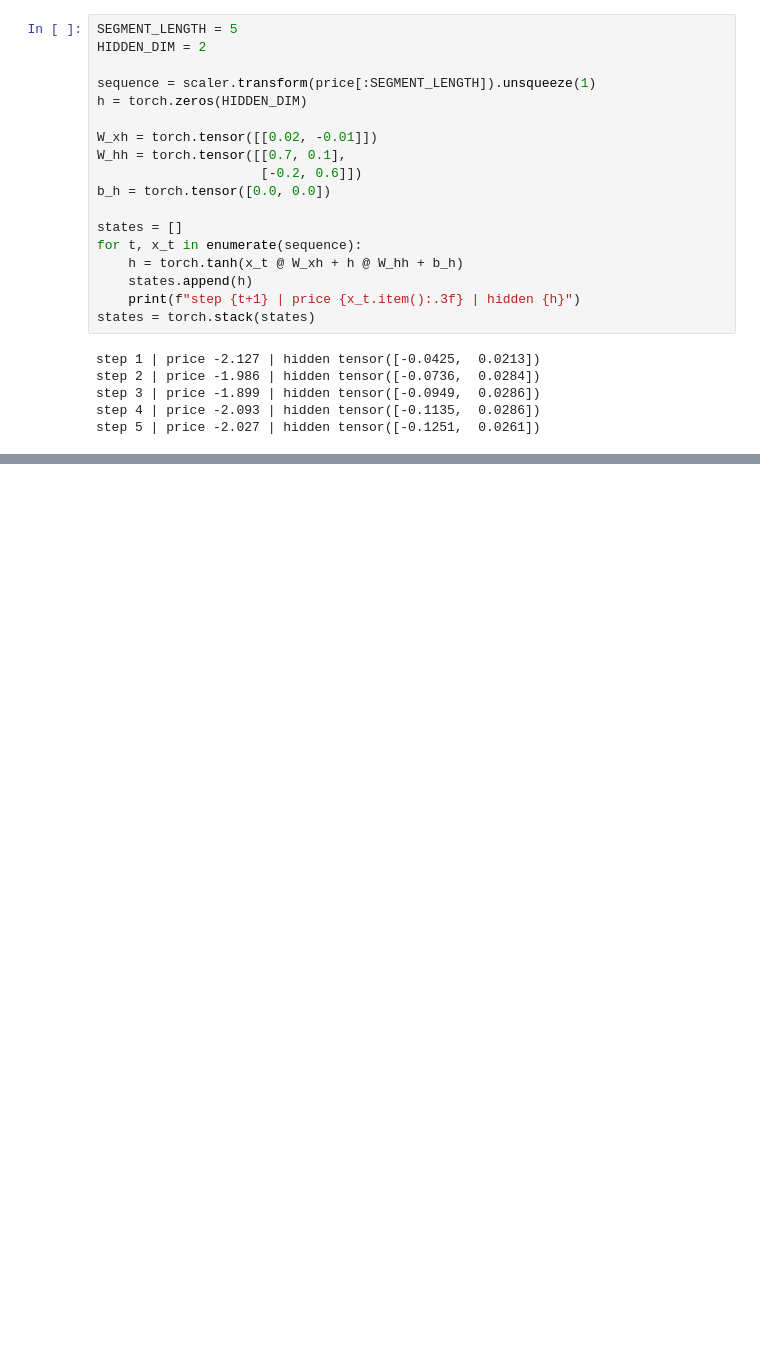
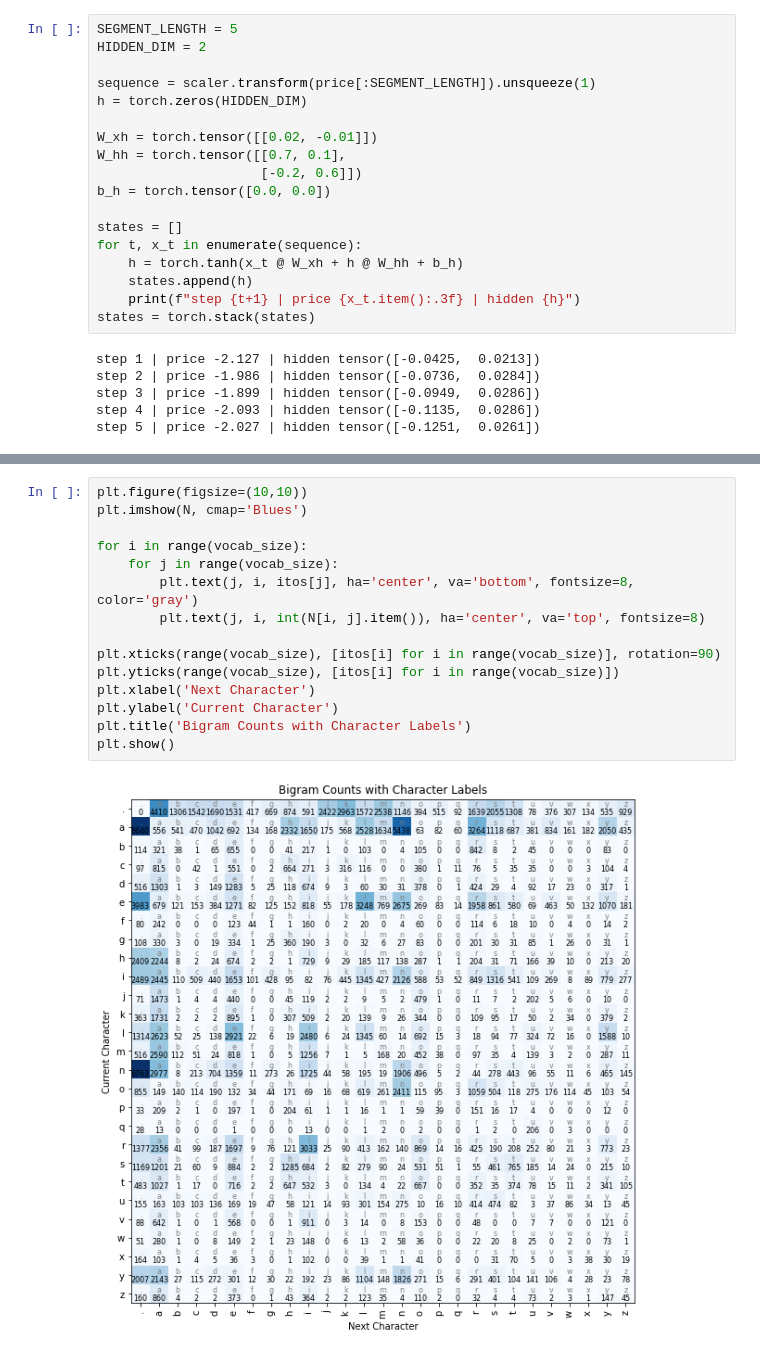
Before and after one commit to shahaliyev/csci4701, a Jupyter notebook: docs/notebooks/06_rnn.ipynb, the cells around one changed output, grey strips where cells are left out. Drawn from its saved outputs; the diff is of its cells as text; blank space fills up the shorter version.

```diff
--- a/docs/notebooks/06_rnn.ipynb
+++ b/docs/notebooks/06_rnn.ipynb
@@ -370,0 +394,17 @@ This is just counting. It is useful, but limited.
+# %%
+plt.figure(figsize=(10,10))
+plt.imshow(N, cmap='Blues')
+
+for i in range(vocab_size):
+    for j in range(vocab_size):
+        plt.text(j, i, itos[j], ha='center', va='bottom', fontsize=8, color='gray')
+        plt.text(j, i, int(N[i, j].item()), ha='center', va='top', fontsize=8)
+
+plt.xticks(range(vocab_size), [itos[i] for i in range(vocab_size)], rotation=90)
+plt.yticks(range(vocab_size), [itos[i] for i in range(vocab_size)])
+plt.xlabel('Next Character')
+plt.ylabel('Current Character')
+plt.title('Bigram Counts with Character Labels')
+plt.show()
+# %% [output]
+[figure, added]
```
Also changed, not shown: parts of 93 cells of this notebook.
